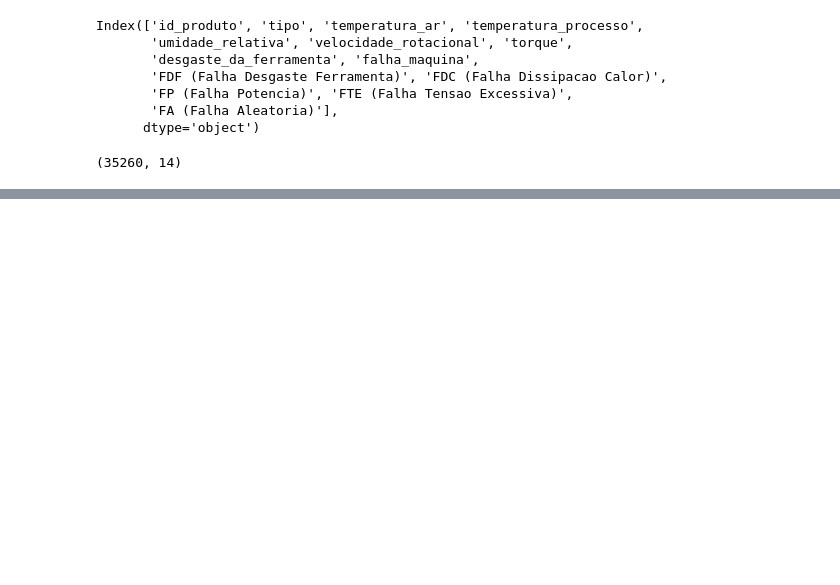
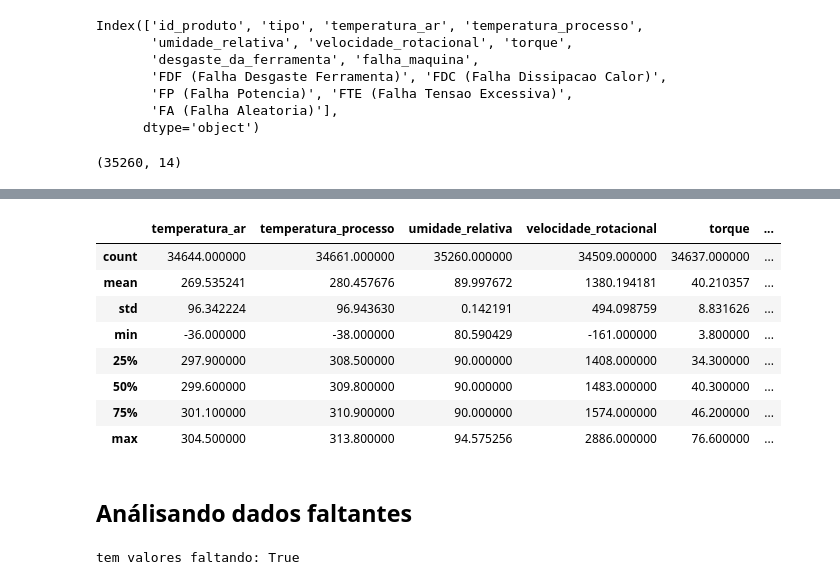
Before and after one commit to devryoshio/fiesc, a Jupyter notebook: Bootcamp Ciência de Dados e Inteligência Artificial.ipynb, the cells around one changed output, grey strips where cells are left out. Saved outputs shown, nothing was run; the diff lists cells and outputs as text; code cells hidden in the pictures; blank space fills up the shorter version.

```diff
--- a/Bootcamp Ciência de Dados e Inteligência Artificial.ipynb
+++ b/Bootcamp Ciência de Dados e Inteligência Artificial.ipynb
@@ -72,0 +117,18 @@ df.shape
+# %%
+df.describe()
+# %% [output]
+|  | temperatura_ar | temperatura_processo | umidade_relativa | velocidade_rotacional | torque | ... |
+| count | 34644.000000 | 34661.000000 | 35260.000000 | 34509.000000 | 34637.000000 | ... |
+| mean | 269.535241 | 280.457676 | 89.997672 | 1380.194181 | 40.210357 | ... |
+| std | 96.342224 | 96.943630 | 0.142191 | 494.098759 | 8.831626 | ... |
+| min | -36.000000 | -38.000000 | 80.590429 | -161.000000 | 3.800000 | ... |
+| 25% | 297.900000 | 308.500000 | 90.000000 | 1408.000000 | 34.300000 | ... |
+| 50% | 299.600000 | 309.800000 | 90.000000 | 1483.000000 | 40.300000 | ... |
+| 75% | 301.100000 | 310.900000 | 90.000000 | 1574.000000 | 46.200000 | ... |
+| max | 304.500000 | 313.800000 | 94.575256 | 2886.000000 | 76.600000 | ... |
+# %% [markdown]
+## Análisando dados faltantes
+# %%
+print(f"tem valores faltando: {df.isna().any().any()}")
+# %% [output]
+tem valores faltando: True
```
Also changed, not shown: parts of 27 cells of this notebook.
